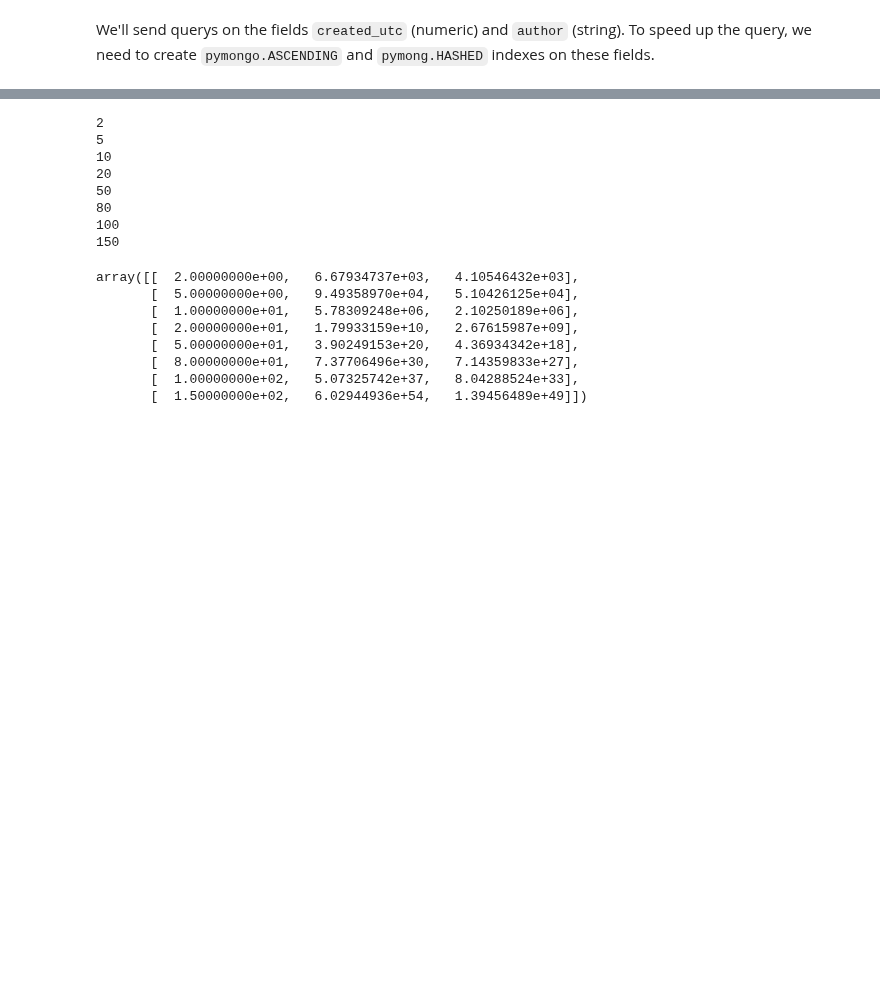
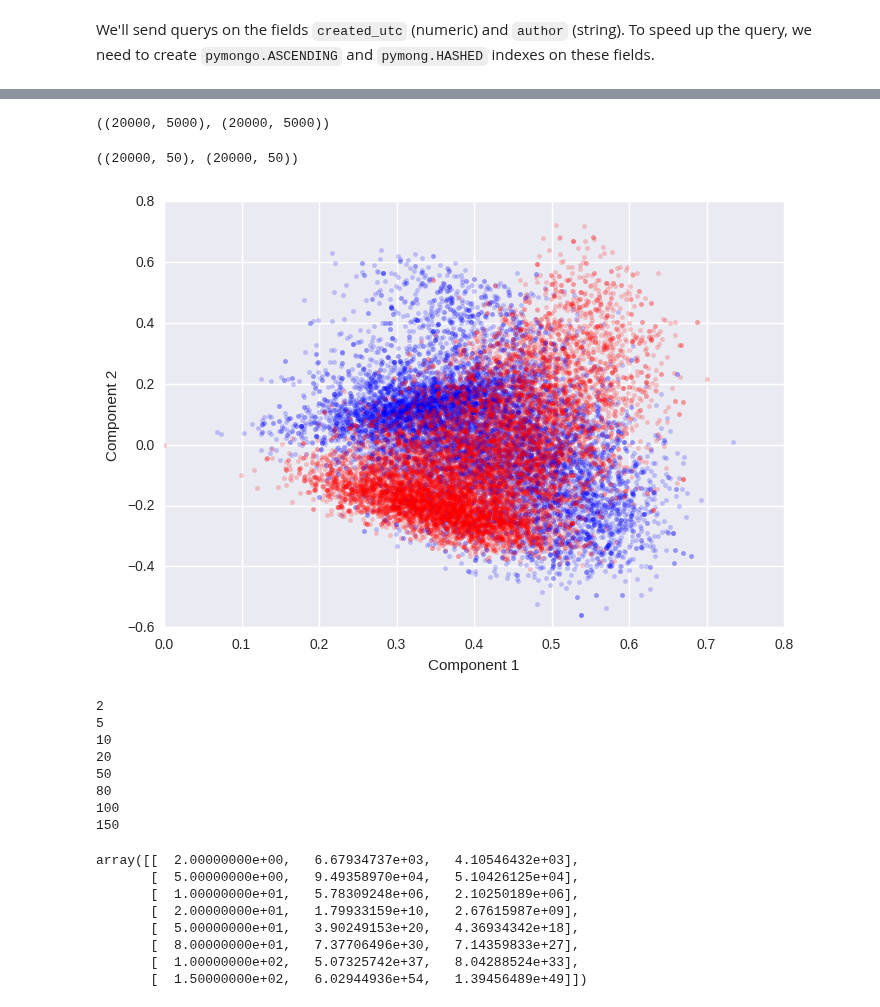
Before and after one commit to chao-ji/reddit, a Jupyter notebook: Part 6 Topic Modeling.ipynb, the cells around one changed output, grey strips where cells are left out. Cells and saved outputs as stored; diff of their text form; code cells hidden in the pictures; blank space fills up the shorter version.

```diff
--- a/Part 6 Topic Modeling.ipynb
+++ b/Part 6 Topic Modeling.ipynb
@@ -134,0 +307,5 @@ len(corpus_cp), len(corpus_ncp)
+# %%
+crosspost_corpus, noncrosspost_corpus = sample_corpus(crosspost_corpus_men,
+                                                      crosspost_corpus_fem,
+                                                      noncrosspost_corpus_men,
+                                                      noncrosspost_corpus_fem)
@@ -135,3 +330,37 @@ len(corpus_cp), len(corpus_ncp)
+# %%
+vectorizer = TfidfVectorizer(max_df=0.5, max_features=5000,
+                             min_df=5, stop_words='english',
+                             use_idf=True)
+
+X_cp = vectorizer.fit_transform(map(lambda x: " ".join(x), crosspost_corpus))
+X_ncp = vectorizer.fit_transform(map(lambda x: " ".join(x), noncrosspost_corpus))
+# %%
+X_cp.shape, X_ncp.shape
+# %% [output]
+((20000, 5000), (20000, 5000))
+# %%
+LSA = Pipeline([("svd", TruncatedSVD(n_components=50)), ("normalizer", Normalizer())])
+LDA = Pipeline([("lda", LatentDirichletAllocation(n_topics=50, learning_method="batch")), ("normalizer", Normalizer())])
+# %%
+X_cp30 = LSA.fit_transform(X_cp)
+X_ncp30 = LSA.fit_transform(X_ncp)
+# %%
+X_cp30.shape, X_ncp30.shape
+# %% [output]
+((20000, 50), (20000, 50))
+# %%
+import matplotlib.pyplot as plt
+import seaborn as sns
+
+index = np.random.choice(size*2, size)
+
+plt.plot(X_cp30[index, 0], X_cp30[index, 1], "b.", alpha=0.2, linewidth=0.1)
+plt.plot(X_ncp30[index, 0], X_ncp30[index, 1], "r.", alpha=0.2, linewidth=0.1)
+plt.xlabel("Component 1")
+plt.ylabel("Component 2")
+plt.show()
+# %% [output]
+[figure, added]
 # %%
 cp_index = np.random.choice(len(corpus_cp), len(corpus_cp))
 ncp_index = np.random.choice(len(corpus_cp), 10000)
```
Also changed, not shown: parts of 74 cells of this notebook.
